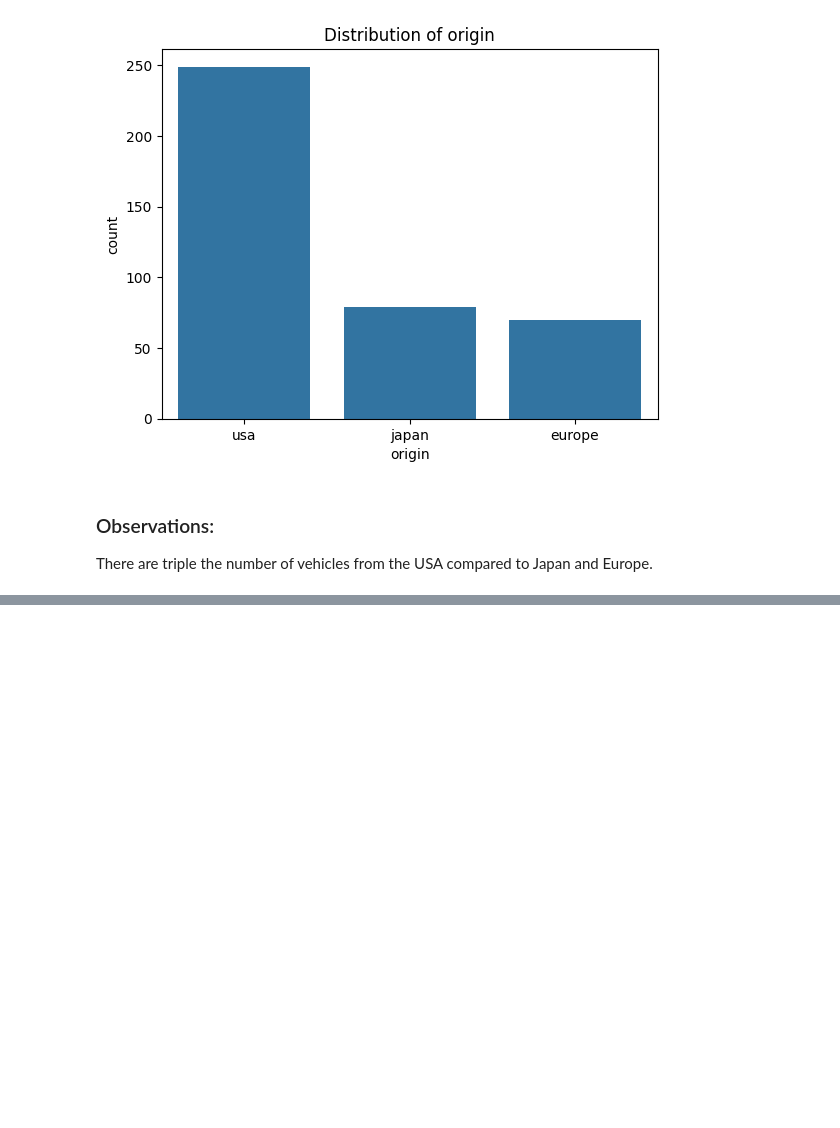
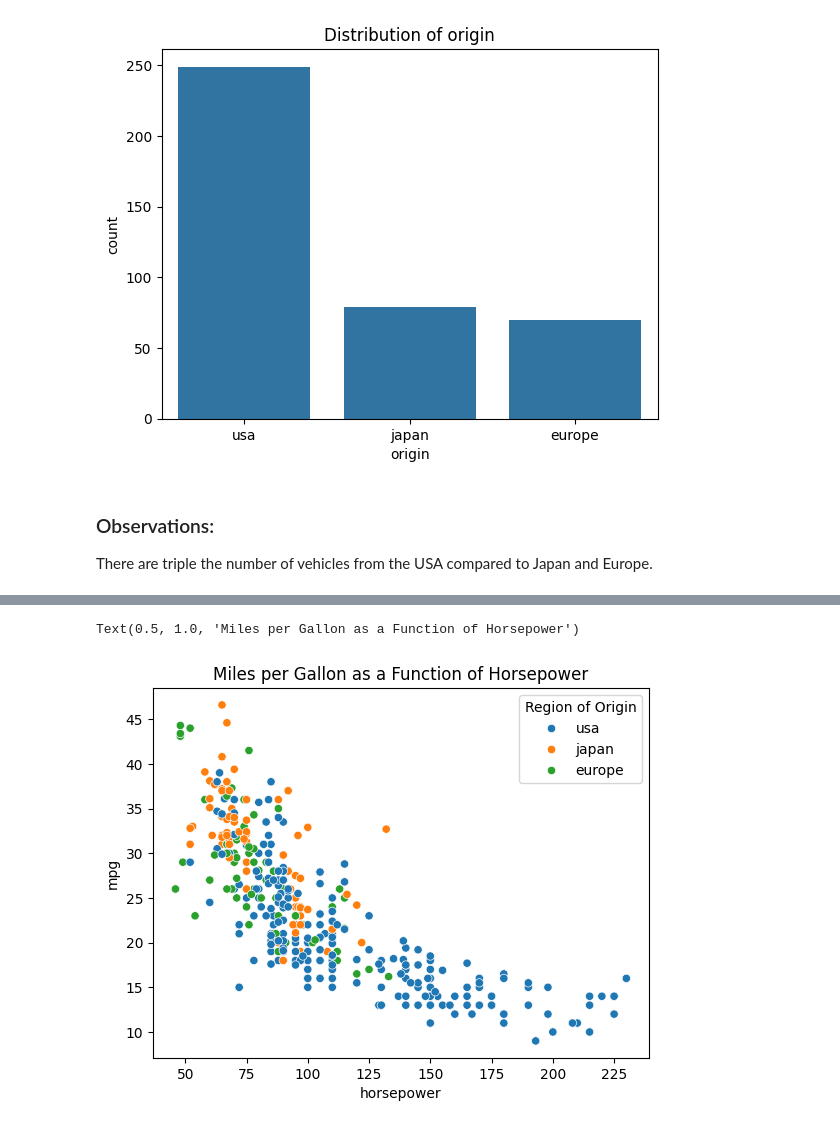
Before and after one commit to charlietodd11/datafun-06-eda, a Jupyter notebook: charlietodd_eda.ipynb, the cells around one changed output, grey strips where cells are left out. Cells and saved outputs as stored; diff of their text form; code cells hidden in the pictures; blank space fills up the shorter version.

```diff
--- a/charlietodd_eda.ipynb
+++ b/charlietodd_eda.ipynb
@@ -125,0 +173,6 @@ Creating a new column called
+# %%
+sns.scatterplot(data=df, x='horsepower', y='mpg', hue='Region of Origin')
+plt.title("Miles per Gallon as a Function of Horsepower")
+# %% [output]
+Text(0.5, 1.0, 'Miles per Gallon as a Function of Horsepower')
+[figure, added]
```
Also changed, not shown: parts of 12 cells of this notebook, 1 other file.
